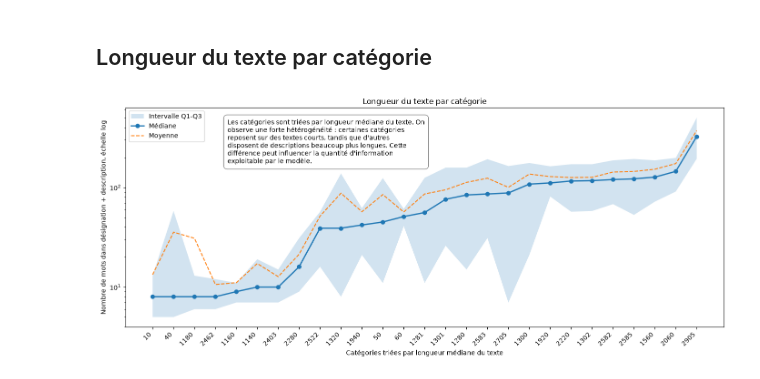
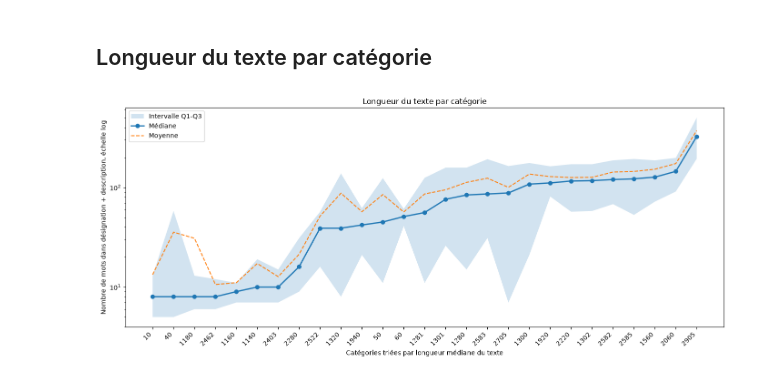
Before and after one commit to DataScientest-Studio/sep25_alt2_iia_rakuten_2, a Jupyter notebook: Exploration_donnees_&_Dataviz/Explo_Dataviz_img+txt.ipynb, the cells around one changed output. Saved outputs shown, nothing was run; the diff lists cells and outputs as text; code cells hidden in the pictures.

```diff
--- a/Exploration_donnees_&_Dataviz/Explo_Dataviz_img+txt.ipynb
+++ b/Exploration_donnees_&_Dataviz/Explo_Dataviz_img+txt.ipynb
@@ -858,55 +891,31 @@ ax.plot(
     linewidth=2,
     label="Médiane"
 )
 
 # Optionnel : moyenne en pointillé
 ax.plot(
     x,
     length_stats["moyenne"],
     linestyle="--",
     linewidth=1.5,
     label="Moyenne"
 )
 
 ax.set_xticks(x)
 ax.set_xticklabels(length_stats["prdtypecode"].astype(str), rotation=45, ha="right")
 
 ax.set_yscale("log")
 
 ax.set_title("Longueur du texte par catégorie")
 ax.set_xlabel("Catégories triées par longueur médiane du texte")
 ax.set_ylabel("Nombre de mots dans désignation + description, échelle log")
 
 # Légende en haut à gauche
 ax.legend(loc="upper left")
 
-# Bulle interprétation
-texte_interpretation = (
-    "Les catégories sont triées par longueur médiane du texte. "
-    "On observe une forte hétérogénéité : certaines catégories reposent sur des textes courts, "
-    "tandis que d'autres disposent de descriptions beaucoup plus longues. "
-    "Cette différence peut influencer la quantité d'information exploitable par le modèle."
-)
 
-texte_interpretation = textwrap.fill(texte_interpretation, width=60)
-
-ax.text(
-    0.50, 0.95,
-    texte_interpretation,
-    transform=ax.transAxes,
-    fontsize=10,
-    ha="right",
-    va="top",
-    multialignment="left",
-    bbox=dict(
-        boxstyle="round,pad=0.6",
-        facecolor="white",
-        edgecolor="gray",
-        alpha=0.95
-    )
-)
 
 plt.tight_layout()
 plt.show()
 # %% [output]
-[figure, old version]
+[figure, new version]
```
Also changed, not shown: parts of 4 cells of this notebook.
